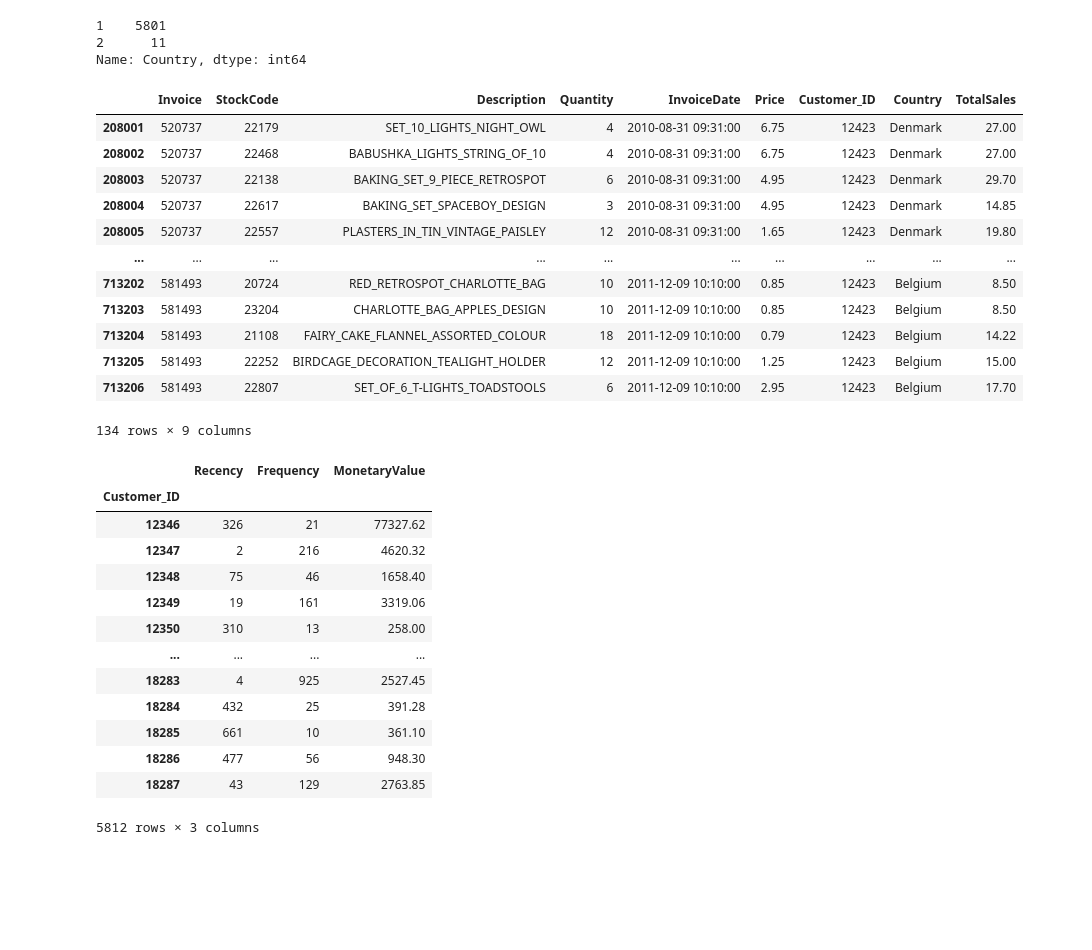
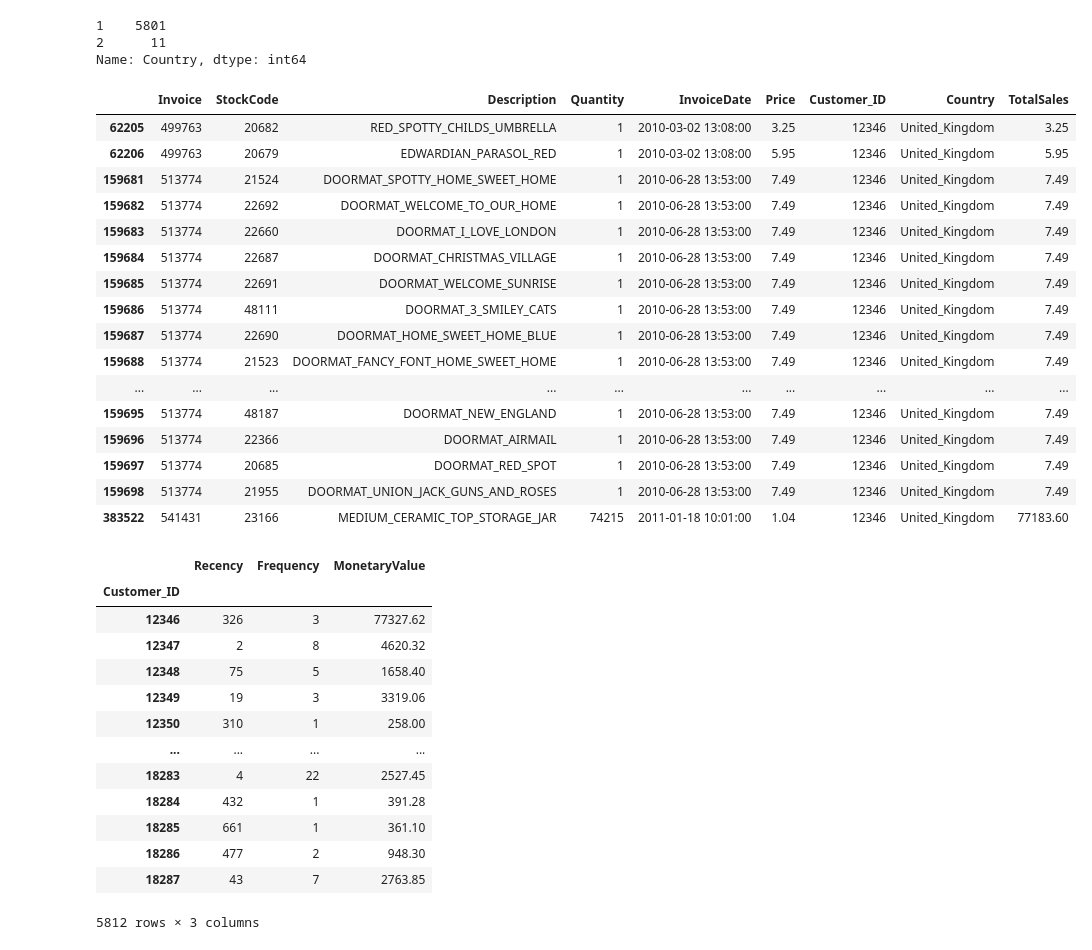
Before and after one commit to DonzerHD/Segmentation_Client, a Jupyter notebook: Notebooks/Partie_1_Segmentation_et_Visualisation/RFM.ipynb, the cells around one changed output. Saved outputs shown, nothing was run; the diff lists cells and outputs as text; code cells hidden in the pictures; blank space fills up the shorter version.

```diff
--- a/Notebooks/Partie_1_Segmentation_et_Visualisation/RFM.ipynb
+++ b/Notebooks/Partie_1_Segmentation_et_Visualisation/RFM.ipynb
@@ -47,21 +47,25 @@ unique_countries.value_counts()
 2      11
 Name: Country, dtype: int64
 # %%
-df[df['Customer_ID'] == 12423]
+df[df['Customer_ID'] == 12346]
 # %% [output]
 |  | Invoice | StockCode | Description | Quantity | InvoiceDate | Price | Customer_ID | Country | TotalSales |
-| 208001 | 520737 | 22179 | SET_10_LIGHTS_NIGHT_OWL | 4 | 2010-08-31 09:31:00 | 6.75 | 12423 | Denmark | 27.00 |
-| 208002 | 520737 | 22468 | BABUSHKA_LIGHTS_STRING_OF_10 | 4 | 2010-08-31 09:31:00 | 6.75 | 12423 | Denmark | 27.00 |
-| 208003 | 520737 | 22138 | BAKING_SET_9_PIECE_RETROSPOT | 6 | 2010-08-31 09:31:00 | 4.95 | 12423 | Denmark | 29.70 |
-| 208004 | 520737 | 22617 | BAKING_SET_SPACEBOY_DESIGN | 3 | 2010-08-31 09:31:00 | 4.95 | 12423 | Denmark | 14.85 |
-| 208005 | 520737 | 22557 | PLASTERS_IN_TIN_VINTAGE_PAISLEY | 12 | 2010-08-31 09:31:00 | 1.65 | 12423 | Denmark | 19.80 |
+| 62205 | 499763 | 20682 | RED_SPOTTY_CHILDS_UMBRELLA | 1 | 2010-03-02 13:08:00 | 3.25 | 12346 | United_Kingdom | 3.25 |
+| 62206 | 499763 | 20679 | EDWARDIAN_PARASOL_RED | 1 | 2010-03-02 13:08:00 | 5.95 | 12346 | United_Kingdom | 5.95 |
+| 159681 | 513774 | 21524 | DOORMAT_SPOTTY_HOME_SWEET_HOME | 1 | 2010-06-28 13:53:00 | 7.49 | 12346 | United_Kingdom | 7.49 |
+| 159682 | 513774 | 22692 | DOORMAT_WELCOME_TO_OUR_HOME | 1 | 2010-06-28 13:53:00 | 7.49 | 12346 | United_Kingdom | 7.49 |
+| 159683 | 513774 | 22660 | DOORMAT_I_LOVE_LONDON | 1 | 2010-06-28 13:53:00 | 7.49 | 12346 | United_Kingdom | 7.49 |
+| 159684 | 513774 | 22687 | DOORMAT_CHRISTMAS_VILLAGE | 1 | 2010-06-28 13:53:00 | 7.49 | 12346 | United_Kingdom | 7.49 |
+| 159685 | 513774 | 22691 | DOORMAT_WELCOME_SUNRISE | 1 | 2010-06-28 13:53:00 | 7.49 | 12346 | United_Kingdom | 7.49 |
+| 159686 | 513774 | 48111 | DOORMAT_3_SMILEY_CATS | 1 | 2010-06-28 13:53:00 | 7.49 | 12346 | United_Kingdom | 7.49 |
+| 159687 | 513774 | 22690 | DOORMAT_HOME_SWEET_HOME_BLUE | 1 | 2010-06-28 13:53:00 | 7.49 | 12346 | United_Kingdom | 7.49 |
+| 159688 | 513774 | 21523 | DOORMAT_FANCY_FONT_HOME_SWEET_HOME | 1 | 2010-06-28 13:53:00 | 7.49 | 12346 | United_Kingdom | 7.49 |
 | ... | ... | ... | ... | ... | ... | ... | ... | ... | ... |
-| 713202 | 581493 | 20724 | RED_RETROSPOT_CHARLOTTE_BAG | 10 | 2011-12-09 10:10:00 | 0.85 | 12423 | Belgium | 8.50 |
-| 713203 | 581493 | 23204 | CHARLOTTE_BAG_APPLES_DESIGN | 10 | 2011-12-09 10:10:00 | 0.85 | 12423 | Belgium | 8.50 |
-| 713204 | 581493 | 21108 | FAIRY_CAKE_FLANNEL_ASSORTED_COLOUR | 18 | 2011-12-09 10:10:00 | 0.79 | 12423 | Belgium | 14.22 |
-| 713205 | 581493 | 22252 | BIRDCAGE_DECORATION_TEALIGHT_HOLDER | 12 | 2011-12-09 10:10:00 | 1.25 | 12423 | Belgium | 15.00 |
-| 713206 | 581493 | 22807 | SET_OF_6_T-LIGHTS_TOADSTOOLS | 6 | 2011-12-09 10:10:00 | 2.95 | 12423 | Belgium | 17.70 |
+| 159695 | 513774 | 48187 | DOORMAT_NEW_ENGLAND | 1 | 2010-06-28 13:53:00 | 7.49 | 12346 | United_Kingdom | 7.49 |
+| 159696 | 513774 | 22366 | DOORMAT_AIRMAIL | 1 | 2010-06-28 13:53:00 | 7.49 | 12346 | United_Kingdom | 7.49 |
+| 159697 | 513774 | 20685 | DOORMAT_RED_SPOT | 1 | 2010-06-28 13:53:00 | 7.49 | 12346 | United_Kingdom | 7.49 |
+| 159698 | 513774 | 21955 | DOORMAT_UNION_JACK_GUNS_AND_ROSES | 1 | 2010-06-28 13:53:00 | 7.49 | 12346 | United_Kingdom | 7.49 |
+| 383522 | 541431 | 23166 | MEDIUM_CERAMIC_TOP_STORAGE_JAR | 74215 | 2011-01-18 10:01:00 | 1.04 | 12346 | United_Kingdom | 77183.60 |
-134 rows × 9 columns
 # %%
 from datetime import timedelta
 
@@ -74,7 +78,7 @@ snapshot_date = df['InvoiceDate'].max() + timedelta(days=1)
 # Agréger les données (RFM : Récence, Fréquence, Valeur monétaire)
 rfm = df.groupby(['Customer_ID']).agg({
     'InvoiceDate': lambda x: (snapshot_date - x.max()).days,  # Calcul de la récence
-    'Invoice': 'count',  # Comptage du nombre de transactions (fréquence)
+    'Invoice': 'nunique',  # Comptage du nombre de transactions (fréquence)
     'TotalSales': 'sum'  # Somme des ventes (valeur monétaire)
 })
 
@@ -88,17 +92,17 @@ rfm
 # %% [output]
 |  | Recency | Frequency | MonetaryValue |
 | Customer_ID |  |  |  |
-| 12346 | 326 | 21 | 77327.62 |
-| 12347 | 2 | 216 | 4620.32 |
-| 12348 | 75 | 46 | 1658.40 |
-| 12349 | 19 | 161 | 3319.06 |
-| 12350 | 310 | 13 | 258.00 |
+| 12346 | 326 | 3 | 77327.62 |
+| 12347 | 2 | 8 | 4620.32 |
+| 12348 | 75 | 5 | 1658.40 |
+| 12349 | 19 | 3 | 3319.06 |
+| 12350 | 310 | 1 | 258.00 |
 | ... | ... | ... | ... |
-| 18283 | 4 | 925 | 2527.45 |
-| 18284 | 432 | 25 | 391.28 |
-| 18285 | 661 | 10 | 361.10 |
-| 18286 | 477 | 56 | 948.30 |
-| 18287 | 43 | 129 | 2763.85 |
+| 18283 | 4 | 22 | 2527.45 |
+| 18284 | 432 | 1 | 391.28 |
+| 18285 | 661 | 1 | 361.10 |
+| 18286 | 477 | 2 | 948.30 |
+| 18287 | 43 | 7 | 2763.85 |
 5812 rows × 3 columns
 # %%
 rfm.describe()
```
Also changed, not shown: parts of 7 cells of this notebook, 3 other files.
